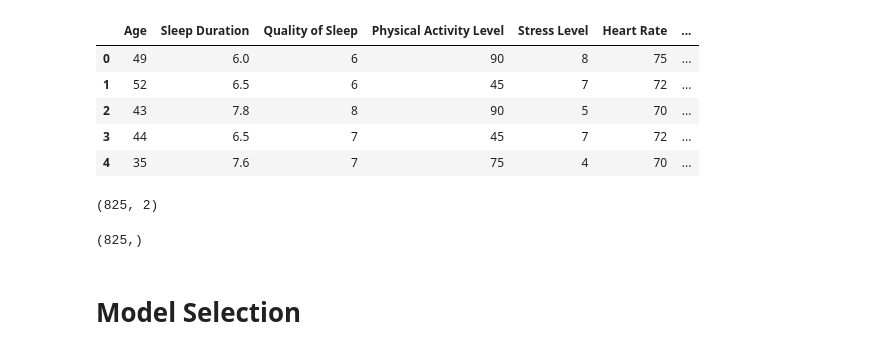
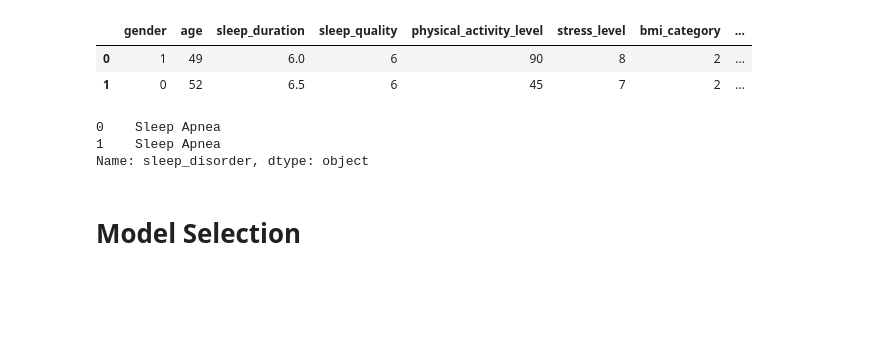
Before and after one commit to amaithi-mediwave/poc_sleep_quality_prediction, a Jupyter notebook: notebooks/modelDevelopment.ipynb, the cells around one changed output. Cells and saved outputs as stored; diff of their text form; code cells hidden in the pictures; blank space fills up the shorter version.

```diff
--- a/notebooks/modelDevelopment.ipynb
+++ b/notebooks/modelDevelopment.ipynb
@@ -10,15 +29,0 @@ X.shape
-# %%
-
-X.drop(columns=['Unnamed: 0'], inplace=True)
-X.head()
-# %% [output]
-|  | Age | Sleep Duration | Quality of Sleep | Physical Activity Level | Stress Level | Heart Rate | ... |
-| 0 | 49 | 6.0 | 6 | 90 | 8 | 75 | ... |
-| 1 | 52 | 6.5 | 6 | 45 | 7 | 72 | ... |
-| 2 | 43 | 7.8 | 8 | 90 | 5 | 70 | ... |
-| 3 | 44 | 6.5 | 7 | 45 | 7 | 72 | ... |
-| 4 | 35 | 7.6 | 7 | 75 | 4 | 70 | ... |
-# %%
-y.shape
-# %% [output]
-(825, 2)
@@ -29,7 +30,15 @@ y = np.ravel(y)
-# %%
-y.shape
-# %% [output]
-(825,)
+# %%
+X.head(2)
+# %% [output]
+|  | gender | age | sleep_duration | sleep_quality | physical_activity_level | stress_level | bmi_category | ... |
+| 0 | 1 | 49 | 6.0 | 6 | 90 | 8 | 2 | ... |
+| 1 | 0 | 52 | 6.5 | 6 | 45 | 7 | 2 | ... |
+# %%
+y.head(2)
+# %% [output]
+0    Sleep Apnea
+1    Sleep Apnea
+Name: sleep_disorder, dtype: object
 # %% [markdown]
 # Model Selection
 # %%
```
Also changed, not shown: parts of 35 cells of this notebook, 13 other files.
